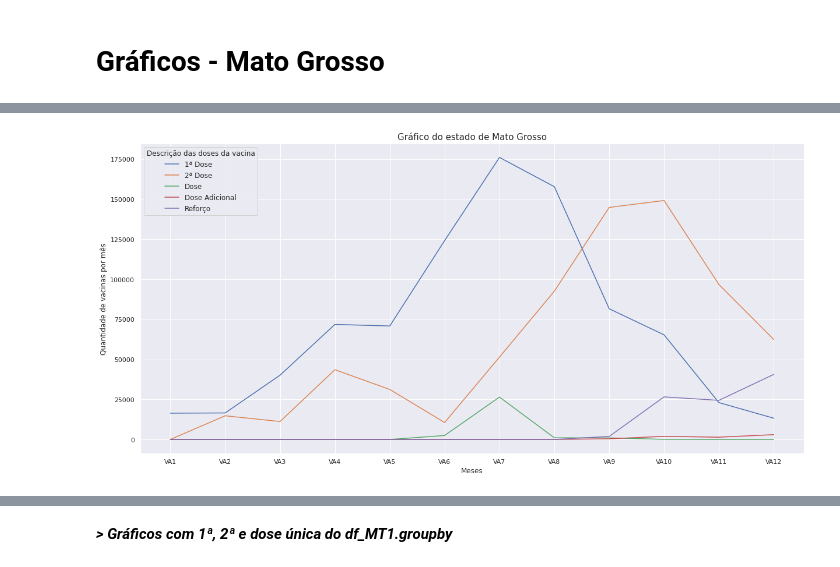
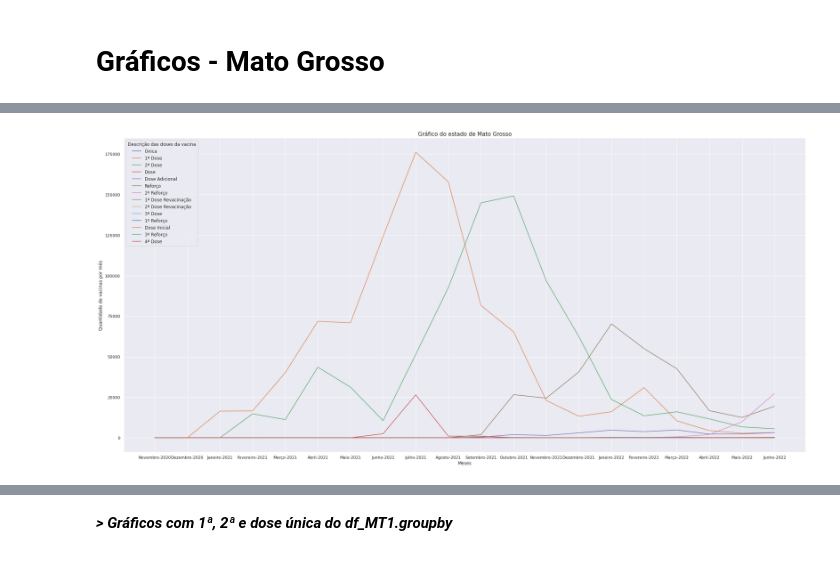
Before and after one commit to laysfreitas/Covid_Dados, a Jupyter notebook: Dados_Covid_CO.ipynb, the cells around one changed output, grey strips where cells are left out. Saved outputs shown, nothing was run; the diff lists cells and outputs as text; code cells hidden in the pictures.

```diff
--- a/Dados_Covid_CO.ipynb
+++ b/Dados_Covid_CO.ipynb
@@ -434,2 +515,9 @@ Vacina_Mes_11 = pd.merge(Vacina_Mes_10, df_MT3_mes12count, how = 'left', on = 'v
+# %%
+MT_Vacina_Mes_1_22 = pd.merge(MT_Vacina_Mes_11_21, df_22_MT3_mes1count, how = 'outer', on = 'vacina_descricao_dose',suffixes=('_mes12_21', '_mes1_22'))
+MT_Vacina_Mes_2_22 = pd.merge(MT_Vacina_Mes_1_22, df_22_MT3_mes2count, how = 'outer', on = 'vacina_descricao_dose',suffixes=('_mes1_22', '_mes2_22'))
+MT_Vacina_Mes_3_22 = pd.merge(MT_Vacina_Mes_2_22, df_22_MT3_mes3count, how = 'outer', on = 'vacina_descricao_dose',suffixes=('_mes2_22', '_mes3_22'))
+MT_Vacina_Mes_4_22 = pd.merge(MT_Vacina_Mes_3_22, df_22_MT3_mes4count, how = 'outer', on = 'vacina_descricao_dose',suffixes=('_mes3_22', '_mes4_22'))
+MT_Vacina_Mes_5_22 = pd.merge(MT_Vacina_Mes_4_22, df_22_MT3_mes5count, how = 'outer', on = 'vacina_descricao_dose',suffixes=('_mes4_22', '_mes5_22'))
+MT_Vacina_Mes_6_22 = pd.merge(MT_Vacina_Mes_5_22, df_22_MT3_mes6count, how = 'outer', on = 'vacina_descricao_dose',suffixes=('_mes5_22', '_mes6_22'))
 # %%
 #Imprimir o DataFrame Vacina_Mes_11 que corresponde todos os os meses juntos
@@ -462,3 +563,3 @@ Vacina_Mes_11.T
 # %%
 #Susbtituir os valores NaN por 0
-MT_Count_Mes_Dose = Vacina_Mes_11.T.replace(np.nan,0)
+MT_Count_Mes_Dose = MT_Vacina_Mes_6_22.T.replace(np.nan,0)
@@ -467,2 +565,0 @@ Substituir vacina_dataAplicacao_mes1 por VA1
-# %%
-MT_Count_Mes_Dose.index = ["VA1","VA2","VA3","VA4","VA5","VA6","VA7","VA8","VA9","VA10","VA11","VA12"]
@@ -469,3 +568,5 @@ MT_Count_Mes_Dose.index = ["VA1","VA2","VA3","VA4","VA5","VA6","VA7","VA8","VA9"
+# %%
+MT_Count_Mes_Dose.index = ["Novembro-2020","Dezembro-2020","Janeiro-2021","Fevereiro-2021","Março-2021","Abril-2021","Maio-2021","Junho-2021","Julho-2021","Agosto-2021","Setembro-2021","Outubro-2021","Novembro-2021","Dezembro-2021","Janeiro-2022","Fevereiro-2022","Março-2022","Abril-2022","Maio-2022","Junho-2022"]
 # %%
 MT_Count_Mes = df_MT3.groupby('vacina_dataAplicacao').count()
 # %% [markdown]
@@ -1020,13 +1262,13 @@ plt.show()
 # %%
-plt.figure(figsize=(20.4,9.8))
+plt.figure(figsize=(33.4,15.8))
 plt.title("Gráfico do estado de Mato Grosso",fontsize=15)
 plt.ylabel('Quantidade de vacinas por mês', fontsize = 12)
 plt.xlabel('Meses',fontsize = 12)
 plt.plot(MT_Count_Mes_Dose)
-plt.legend(['1ª Dose', '2ª Dose', 'Dose','Dose Adicional', 'Reforço'], loc='upper left', title='Descrição das doses da vacina',fontsize=12)
+plt.legend(['Única','1ª Dose', '2ª Dose', 'Dose','Dose Adicional', 'Reforço','2º Reforço','1ª Dose Revacinação','2ª Dose Revacinação','3ª Dose','1º Reforço','Dose Inicial','3º Reforço','4ª Dose'], loc='upper left', title='Descrição das doses da vacina',fontsize=12)
 plt.show()
 # %% [output]
-[figure, old version]
+[figure, new version]
 # %%
 plt.figure(figsize=(20.4,9.8))
 plt.title("Gráfico do estado de Mato Grosso",fontsize=15)
```
Also changed, not shown: parts of 97 cells of this notebook.
